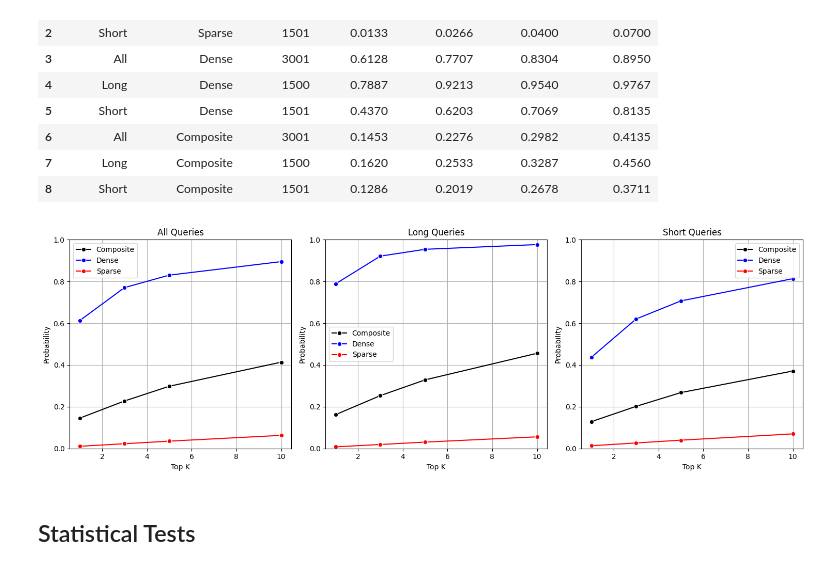
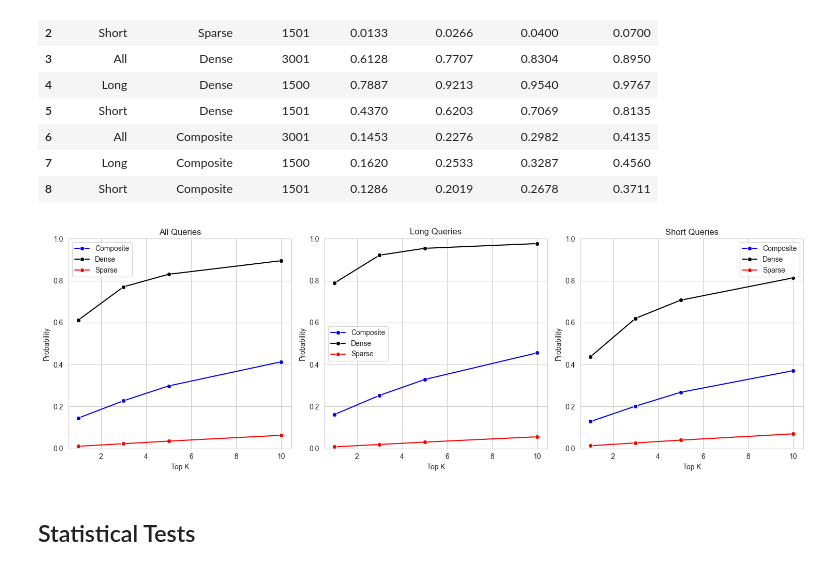
Before and after one commit to ProfSandMan/icesrag, a Jupyter notebook: prototype/evaluation/eda.ipynb, the cells around one changed output. Saved outputs shown, nothing was run; the diff lists cells and outputs as text; code cells hidden in the pictures.

```diff
--- a/prototype/evaluation/eda.ipynb
+++ b/prototype/evaluation/eda.ipynb
@@ -180,16 +226,18 @@ fig, (ax1, ax2, ax3) = plt.subplots(1, 3, figsize=(15, 5))
 
 # Define colors for each retrieval method
 colors = {
-    'Composite': 'black',
-    'Dense': 'blue',
+    'Composite': 'blue',
+    'Dense': 'black',
     'Sparse': 'red'
 }
 
 # Create x values for plotting
 x_values = [1, 3, 5, 10]
 
+legend = ['Composite', 'Dense', 'Sparse']
+
 # Plot for All queries
-for method in ['Composite', 'Dense', 'Sparse']:
+for method in legend:
     ldata = pdata[(pdata['Query Type'] == 'All') & (pdata['Retrieval Method'] == method)]
     plot_data = pd.DataFrame({
         'Top K': x_values,
@@ -204,39 +252,39 @@ ax1.set_ylim(0, 1)
 ax1.grid(True)
 
 # Plot for Long queries
-for method in ['Composite', 'Dense', 'Sparse']:
+for method in legend:
     ldata = pdata[(pdata['Query Type'] == 'Long') & (pdata['Retrieval Method'] == method)]
     plot_data = pd.DataFrame({
         'Top K': x_values,
         'Probability': [ldata['Prob(pos=1)'].iloc[0], ldata['Prob(pos<=3)'].iloc[0],
                        ldata['Prob(pos<=5)'].iloc[0], ldata['Prob(pos<=10)'].iloc[0]]
     })
     sns.lineplot(data=plot_data, x='Top K', y='Probability', ax=ax2,
                 color=colors[method], label=method, marker='o')
 
 ax2.set_title('Long Queries')
 ax2.set_ylim(0, 1)
 ax2.grid(True)
 
 # Plot for Short queries
-for method in ['Composite', 'Dense', 'Sparse']:
+for method in legend:
     ldata = pdata[(pdata['Query Type'] == 'Short') & (pdata['Retrieval Method'] == method)]
     plot_data = pd.DataFrame({
         'Top K': x_values,
         'Probability': [ldata['Prob(pos=1)'].iloc[0], ldata['Prob(pos<=3)'].iloc[0],
                        ldata['Prob(pos<=5)'].iloc[0], ldata['Prob(pos<=10)'].iloc[0]]
     })
     sns.lineplot(data=plot_data, x='Top K', y='Probability', ax=ax3,
                 color=colors[method], label=method, marker='o')
 
 ax3.set_title('Short Queries')
 ax3.set_ylim(0, 1)
 ax3.grid(True)
 
 plt.tight_layout()
 plt.show()
 # %% [output]
-[figure, old version]
+[figure, new version]
 # %% [markdown]
 ## Statistical Tests
 # %% [markdown]
```
Also changed, not shown: parts of 4 cells of this notebook.
